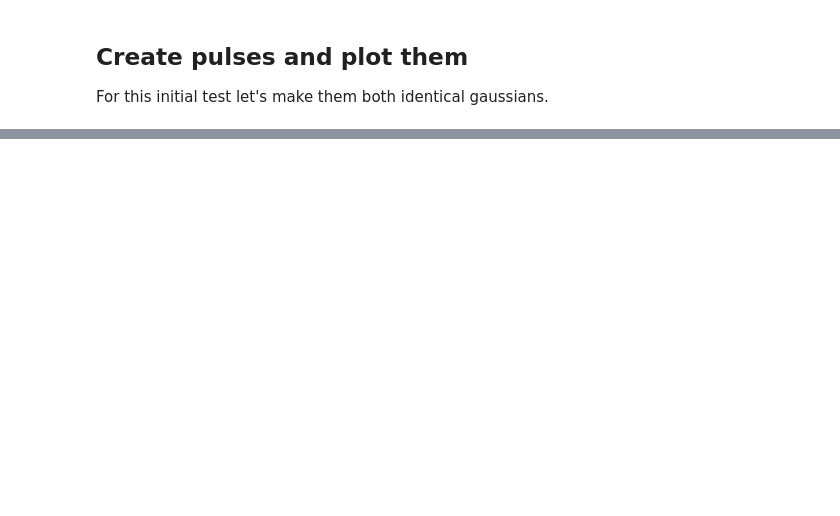
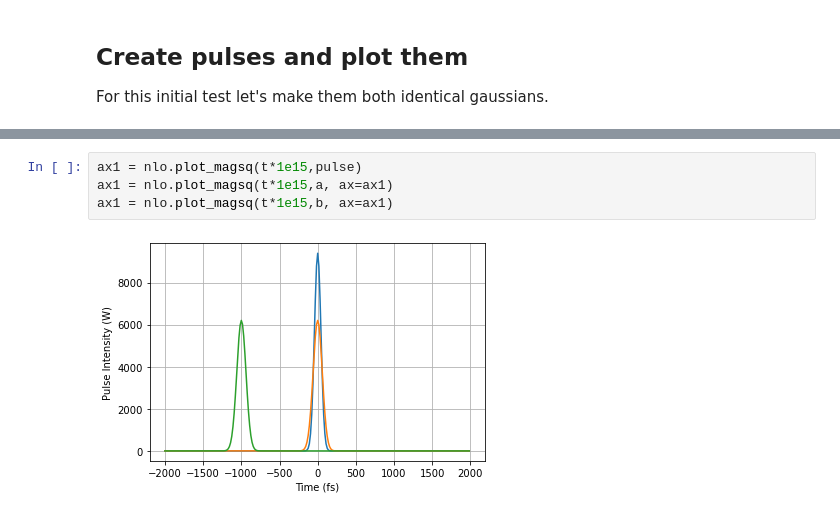
Before and after one commit to ledezmaluism/snow, a Jupyter notebook: Notebooks/Propagation_test_linear.ipynb, the cells around one changed output, grey strips where cells are left out. Drawn from its saved outputs; the diff is of its cells as text; blank space fills up the shorter version.

```diff
--- a/Notebooks/Propagation_test_linear.ipynb
+++ b/Notebooks/Propagation_test_linear.ipynb
@@ -70,0 +172,6 @@ nlo.plot_magsq(t*1e15, pulse)
+# %%
+ax1 = nlo.plot_magsq(t*1e15,pulse)
+ax1 = nlo.plot_magsq(t*1e15,a, ax=ax1)
+ax1 = nlo.plot_magsq(t*1e15,b, ax=ax1)
+# %% [output]
+[figure, added]
```
Also changed, not shown: parts of 15 cells of this notebook.
